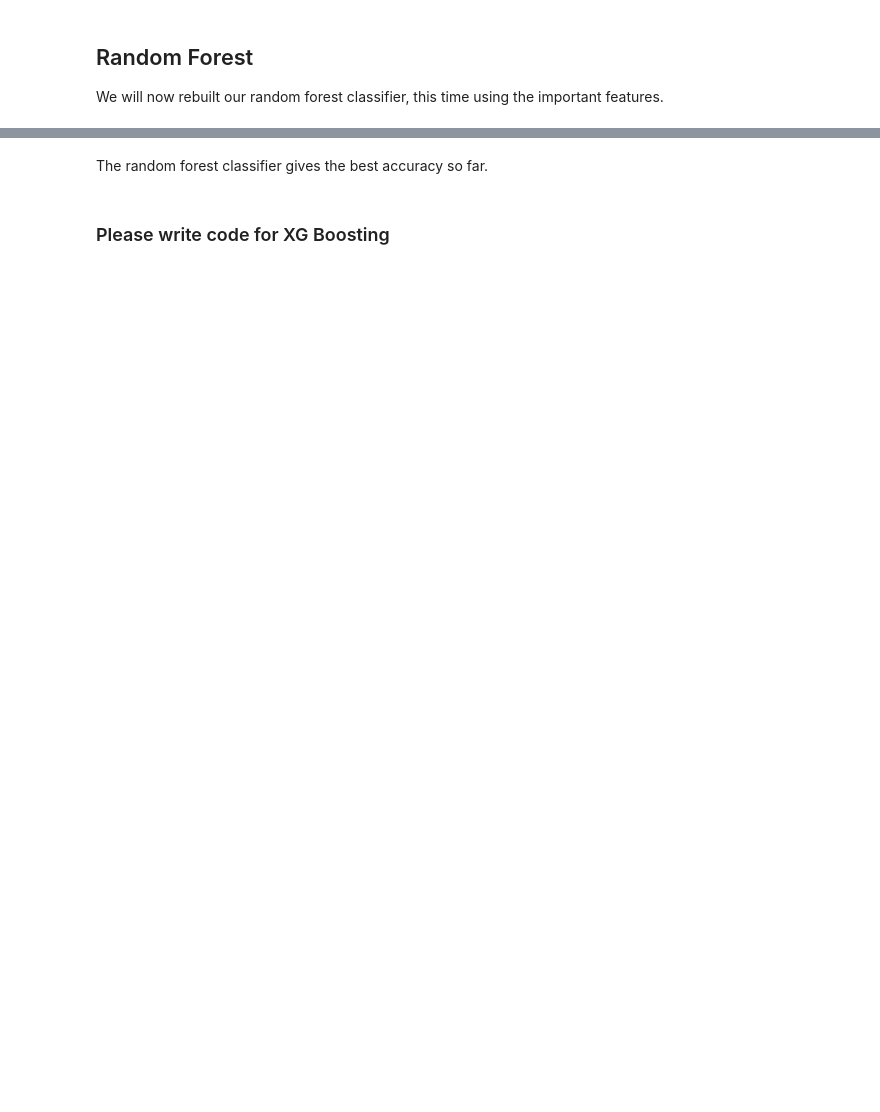
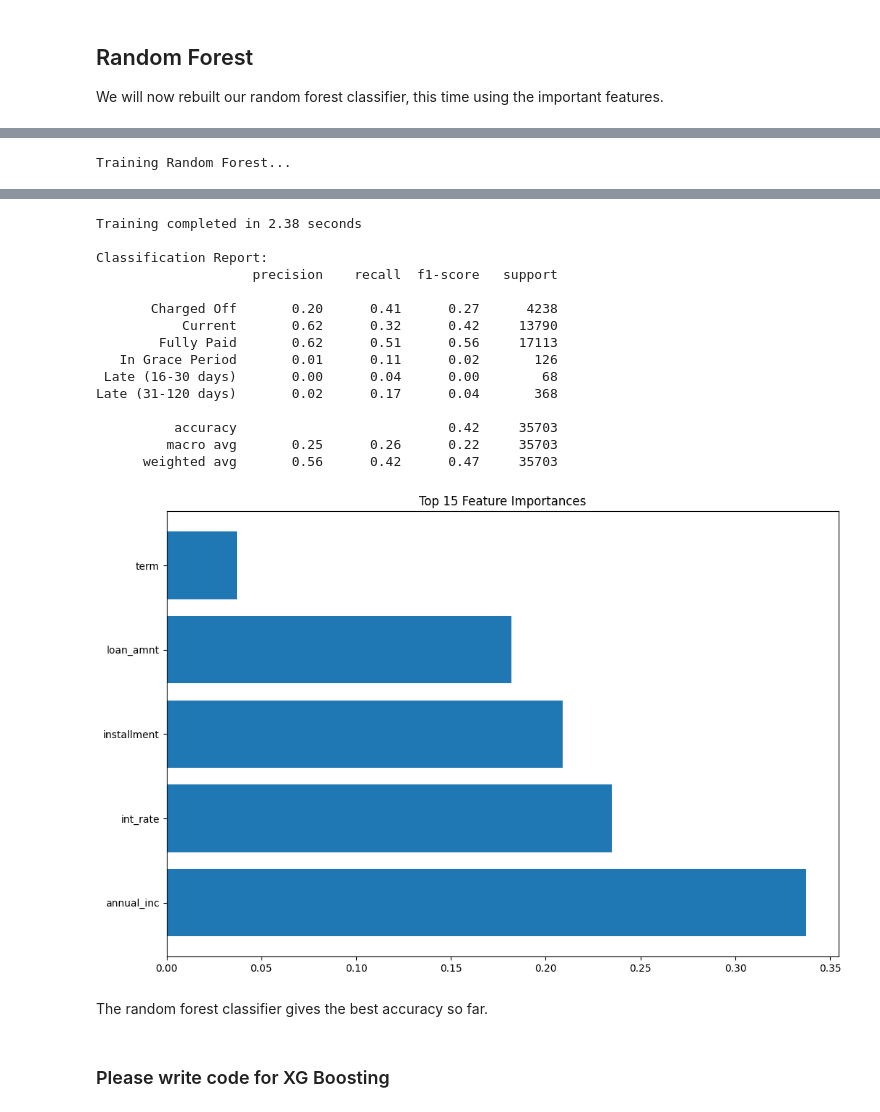
Before and after one commit to iankamar/loan_analysis, a Jupyter notebook: loan_chargeoff_prediction.ipynb, the cells around one changed output, grey strips where cells are left out. Cells and saved outputs as stored; diff of their text form; code cells hidden in the pictures; blank space fills up the shorter version.

```diff
--- a/loan_chargeoff_prediction.ipynb
+++ b/loan_chargeoff_prediction.ipynb
@@ -821,0 +1108,42 @@ Using a threshold of 0.862 guarantees a sensitivity of 0.500 and a specificity o
+# %%
+from sklearn.ensemble import RandomForestClassifier
+from sklearn.metrics import classification_report
+import pandas as pd
+import matplotlib.pyplot as plt
+
+# 1. Initialize with optimized parameters
+randomf_optim = RandomForestClassifier(
+    n_estimators=50,          # Reduced from default 100
+    max_depth=10,             # Shallower trees
+    min_samples_leaf=20,      # Larger leaf nodes
+    max_features='sqrt',      # Fewer features per split
+    class_weight='balanced',  # Handle imbalance
+    n_jobs=-1,               # Use all cores
+    random_state=42,
+    verbose=1                # Show progress
+)
+
+# 2. Train with timer
+import time
+start = time.time()
+print("Training Random Forest...")
+randomf_optim.fit(X_train, y_train)
+print(f"Training completed in {time.time()-start:.2f} seconds")
+
+# 3. Evaluate
+y_pred = randomf_optim.predict(X_val)
+print("\nClassification Report:")
+print(classification_report(y_val, y_pred, target_names=class_names))
+
+# 4. Feature Importance
+importances = pd.DataFrame({
+    'Feature': X_train.columns,
+    'Importance': randomf_optim.feature_importances_
+}).sort_values('Importance', ascending=False)
+
+plt.figure(figsize=(12,8))
+plt.barh(importances['Feature'][:15], importances['Importance'][:15])
+plt.title('Top 15 Feature Importances')
+plt.show()
+# %% [output]
+Training Random Forest...
@@ -822,3 +1156,19 @@ Using a threshold of 0.862 guarantees a sensitivity of 0.500 and a specificity o
+Training completed in 2.38 seconds
+
+Classification Report:
+                    precision    recall  f1-score   support
+
+       Charged Off       0.20      0.41      0.27      4238
+           Current       0.62      0.32      0.42     13790
+        Fully Paid       0.62      0.51      0.56     17113
+   In Grace Period       0.01      0.11      0.02       126
+ Late (16-30 days)       0.00      0.04      0.00        68
+Late (31-120 days)       0.02      0.17      0.04       368
+
+          accuracy                           0.42     35703
+         macro avg       0.25      0.26      0.22     35703
+      weighted avg       0.56      0.42      0.47     35703
+[figure, added]
 # %% [markdown]
 The random forest classifier gives the best accuracy so far.
 # %% [markdown]
```
Also changed, not shown: parts of 39 cells of this notebook, 1 other file.
